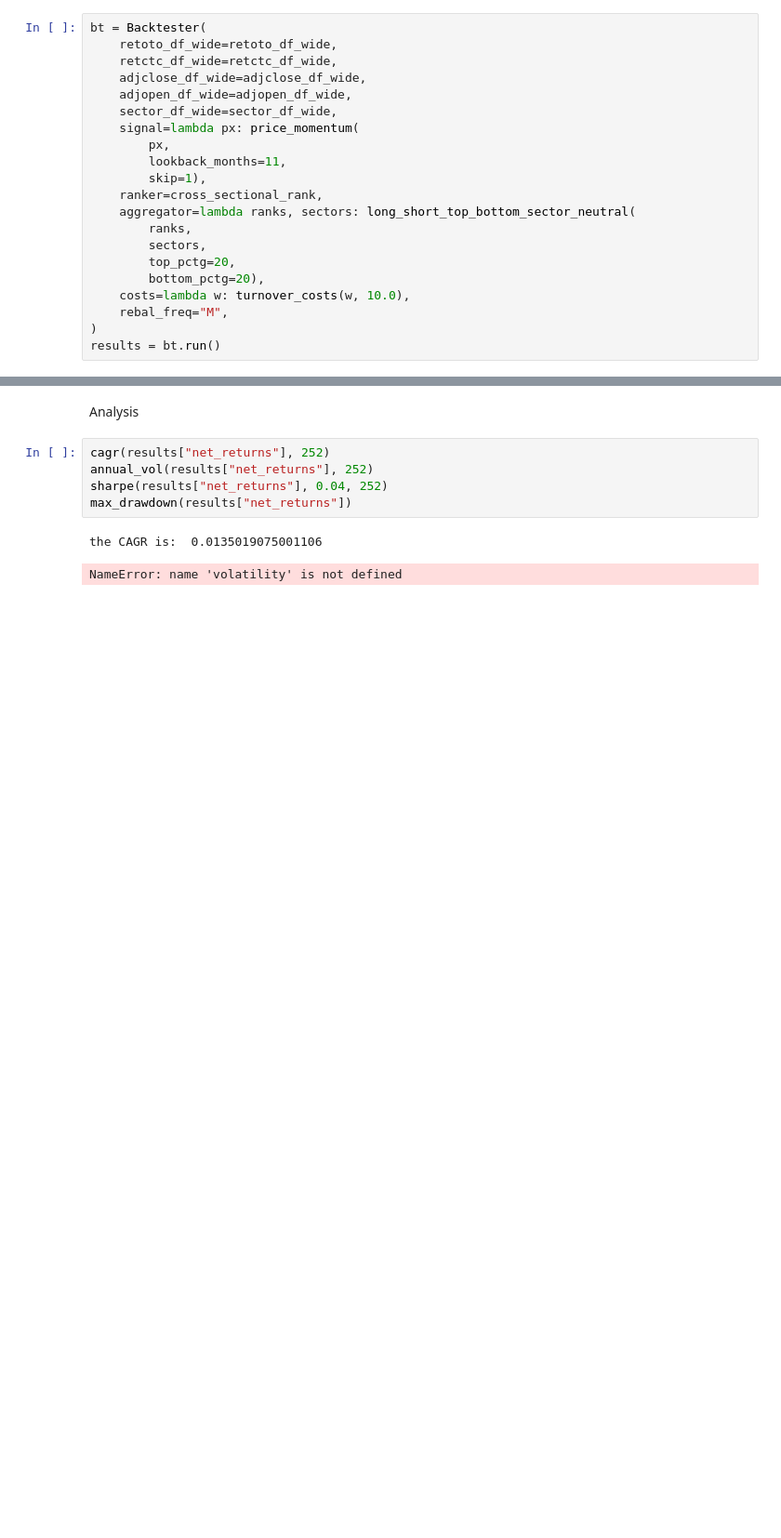
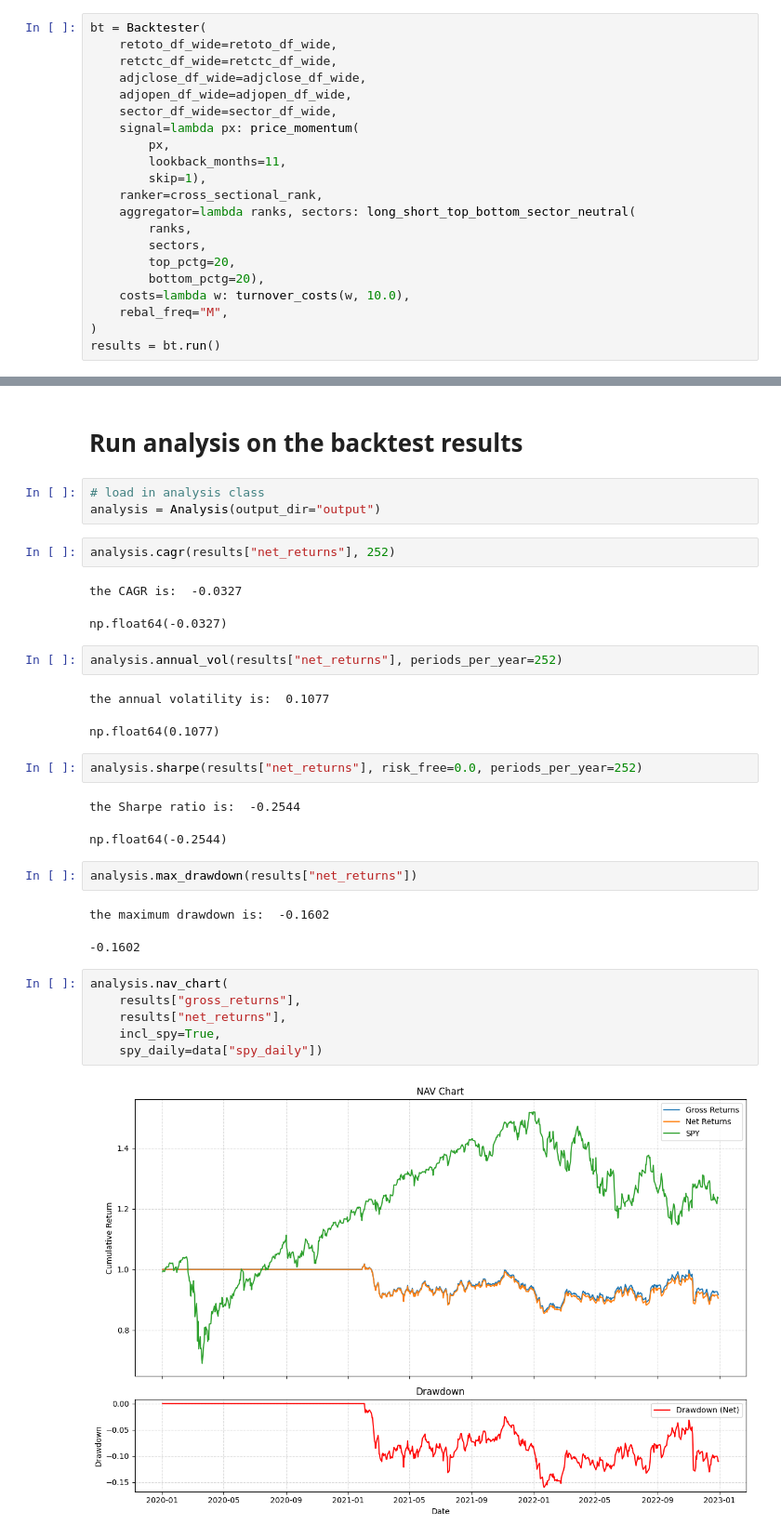
Before and after one commit to ZhengGong-hub/equity_longshort_backtester, a Jupyter notebook: notebooks/demo.ipynb, the cells around one changed output, grey strips where cells are left out. Shown at 93% size. Drawn from its saved outputs; the diff is of its cells as text; blank space fills up the shorter version.

```diff
--- a/notebooks/demo.ipynb
+++ b/notebooks/demo.ipynb
@@ -103,10 +125,33 @@ results = bt.run()
 # %% [markdown]
-Analysis
+# Run analysis on the backtest results
 # %%
-cagr(results["net_returns"], 252)
-annual_vol(results["net_returns"], 252)
-sharpe(results["net_returns"], 0.04, 252)
-max_drawdown(results["net_returns"])
+# load in analysis class
+analysis = Analysis(output_dir="output")
-# %% [output]
-the CAGR is:  0.0135019075001106
-NameError: name 'volatility' is not defined
+# %%
+analysis.cagr(results["net_returns"], 252)
+# %% [output]
+the CAGR is:  -0.0327
+np.float64(-0.0327)
+# %%
+analysis.annual_vol(results["net_returns"], periods_per_year=252)
+# %% [output]
+the annual volatility is:  0.1077
+np.float64(0.1077)
+# %%
+analysis.sharpe(results["net_returns"], risk_free=0.0, periods_per_year=252)
+# %% [output]
+the Sharpe ratio is:  -0.2544
+np.float64(-0.2544)
+# %%
+analysis.max_drawdown(results["net_returns"])
+# %% [output]
+the maximum drawdown is:  -0.1602
+-0.1602
+# %%
+analysis.nav_chart(
+    results["gross_returns"],
+    results["net_returns"],
+    incl_spy=True,
+    spy_daily=data["spy_daily"])
+# %% [output]
+[figure, added]
```
Also changed, not shown: parts of 13 cells of this notebook, 9 other files.
